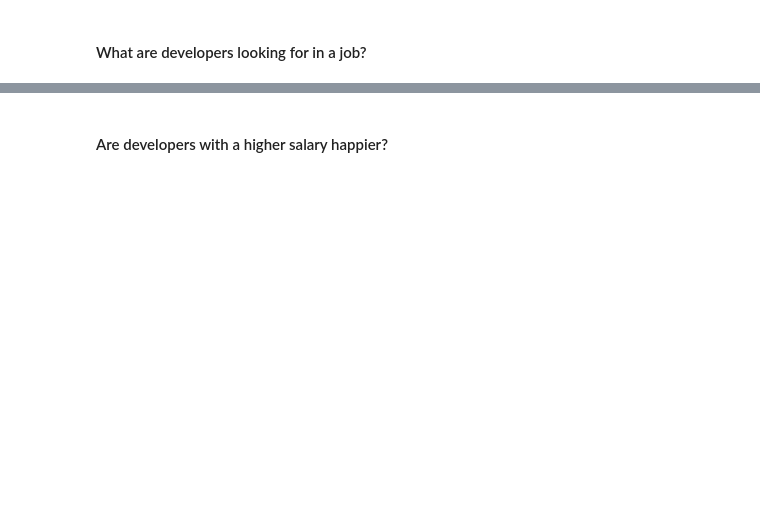
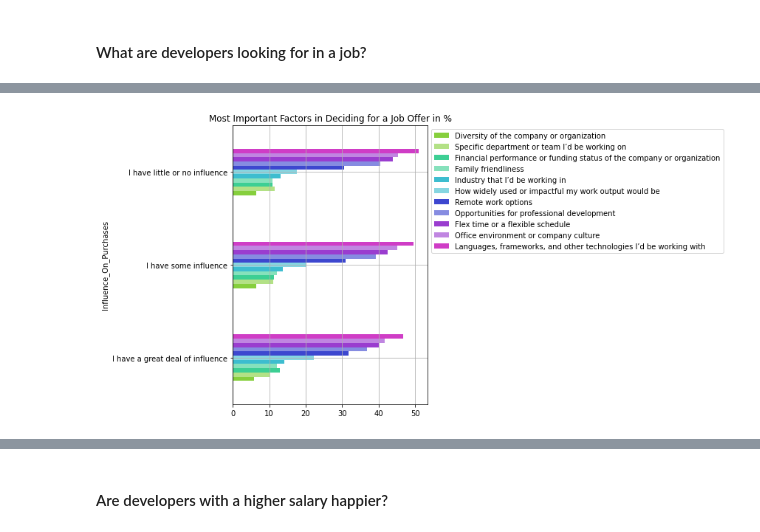
Before and after one commit to Andrea-Schulz/datascience, a Jupyter notebook: Project_1.ipynb, the cells around one changed output, grey strips where cells are left out. Cells and saved outputs as stored; diff of their text form; code cells hidden in the pictures; blank space fills up the shorter version.

```diff
--- a/Project_1.ipynb
+++ b/Project_1.ipynb
@@ -344,0 +402,29 @@ fig, ax = plot.horizontal_bars_df_multi(purchase_share_diff.reindex(happy_index)
+# %%
+#### PULL FACTORS
+# get percentage of satisfaction ratings within each group
+factors_by_part = pd.concat([df['Influence_On_Purchases'],factors], axis=1)\
+                            .groupby('Influence_On_Purchases').sum()\
+                            .reindex(['I have a great deal of influence', 'I have some influence', 'I have little or no influence'])\
+                            .divide(influences, axis=0)
+# sort columns like in overall rating
+factors_by_part= factors_by_part[['Diversity of the company or organization',
+                                  'Specific department or team I’d be working on',
+                                  'Financial performance or funding status of the company or organization',
+                                  'Family friendliness',
+                                  'Industry that I’d be working in',
+                                  'How widely used or impactful my work output would be',
+                                  'Remote work options',
+                                  'Opportunities for professional development',
+                                  'Flex time or a flexible schedule',
+                                  'Office environment or company culture',
+                                  'Languages, frameworks, and other technologies I’d be working with']]
+# %%
+# plot
+fig, ax = horizontal_bars_df_multi(factors_by_part,
+                                   title='Most Important Factors in Deciding for a Job Offer in %',
+                                   color=['#86CF3D','#B3E186','#3DCF94','#86E1BC','#3DBDCF','#86D6E1','#3D47CF','#868CE1','#9A3DCF','#C086E1','#CF3DC6','#E186DB'],
+                                   filename='pullfactors_by_purchase',
+                                   percentage=True,
+                                   figsize=(12,6))
+# %% [output]
+[figure, added]
```
Also changed, not shown: parts of 64 cells of this notebook, 2 other files.
